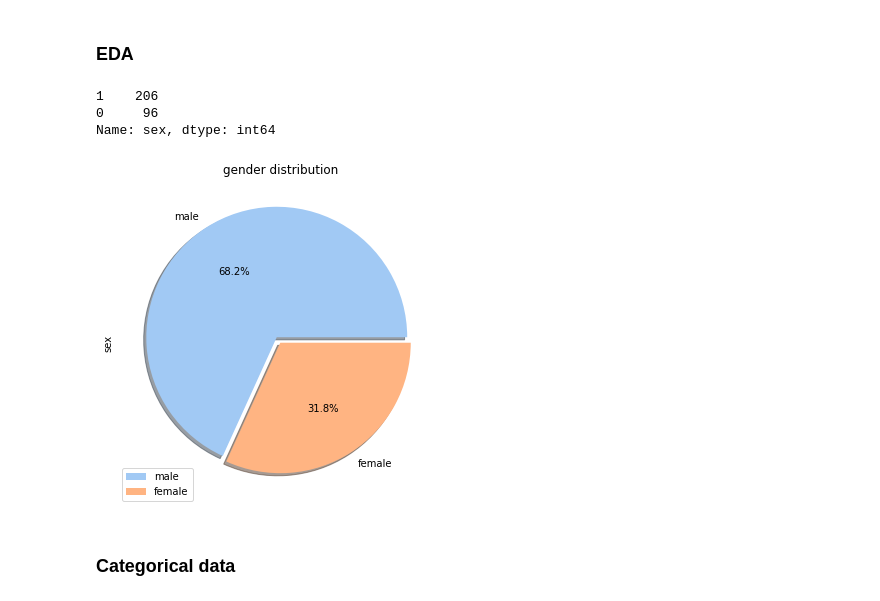
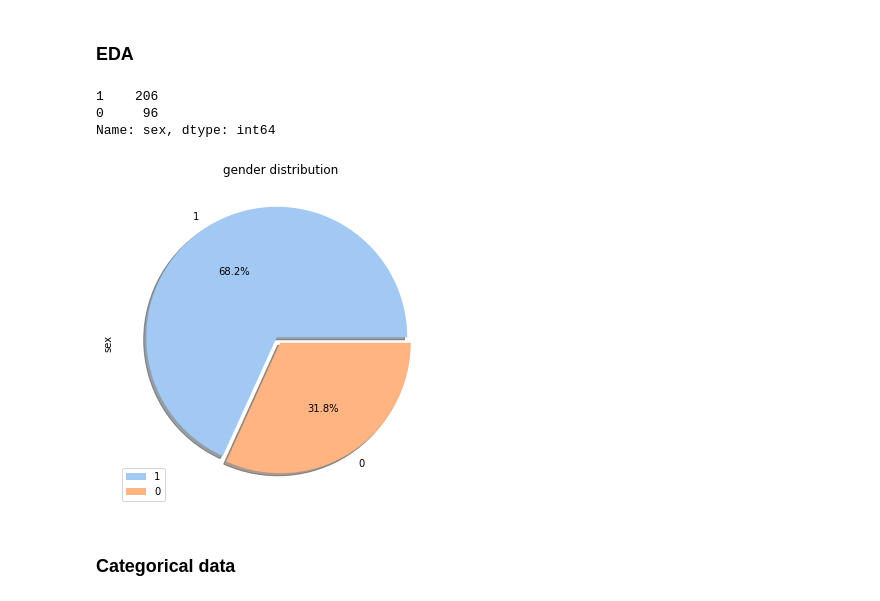
Before and after one commit to hanabero/sample_projects, a Jupyter notebook: heart.ipynb, the cells around one changed output. Saved outputs shown, nothing was run; the diff lists cells and outputs as text; code cells hidden in the pictures.

```diff
--- a/heart.ipynb
+++ b/heart.ipynb
@@ -169,17 +169,16 @@ The target cols are : ['output']
 # %%
 colors = sns.color_palette('pastel')
 plt.figure(figsize=(8,6))
-df.sex.value_counts().plot(kind='pie',labels=['male','female']
-                           ,explode=[0.05,0], shadow=True, autopct='%1.1f%%',
+df.sex.value_counts().plot(kind='pie',explode=[0.05,0], shadow=True, autopct='%1.1f%%',
                            colors=colors)
 plt.legend()
 plt.title('gender distribution')
 print(df.sex.value_counts())
 # %% [output]
 1    206
 0     96
 Name: sex, dtype: int64
-[figure, old version]
+[figure, new version]
 # %% [markdown]
 ### <a name='2'></a> Categorical data
 # %%
```
Also changed, not shown: parts of 7 cells of this notebook.
